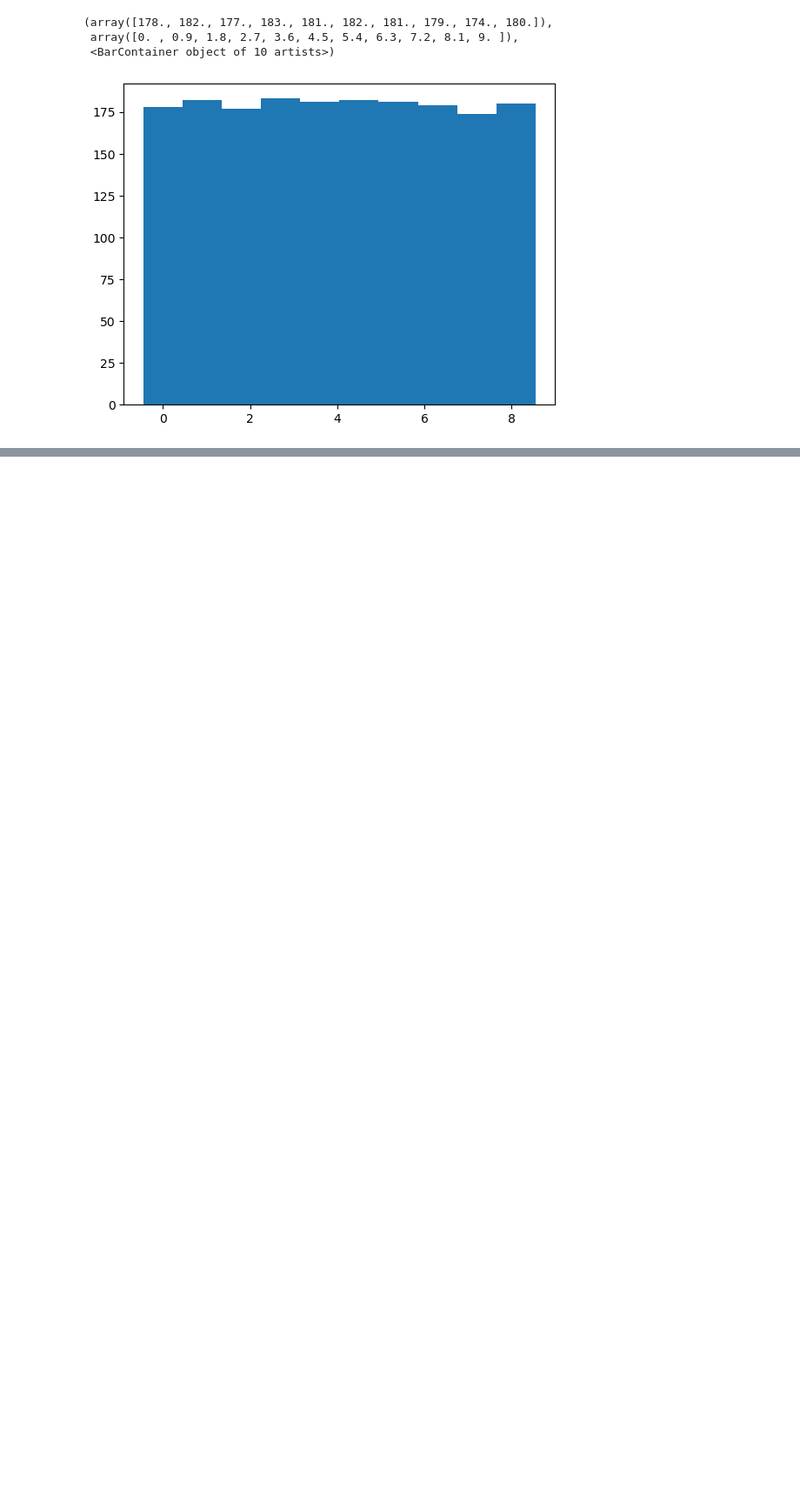
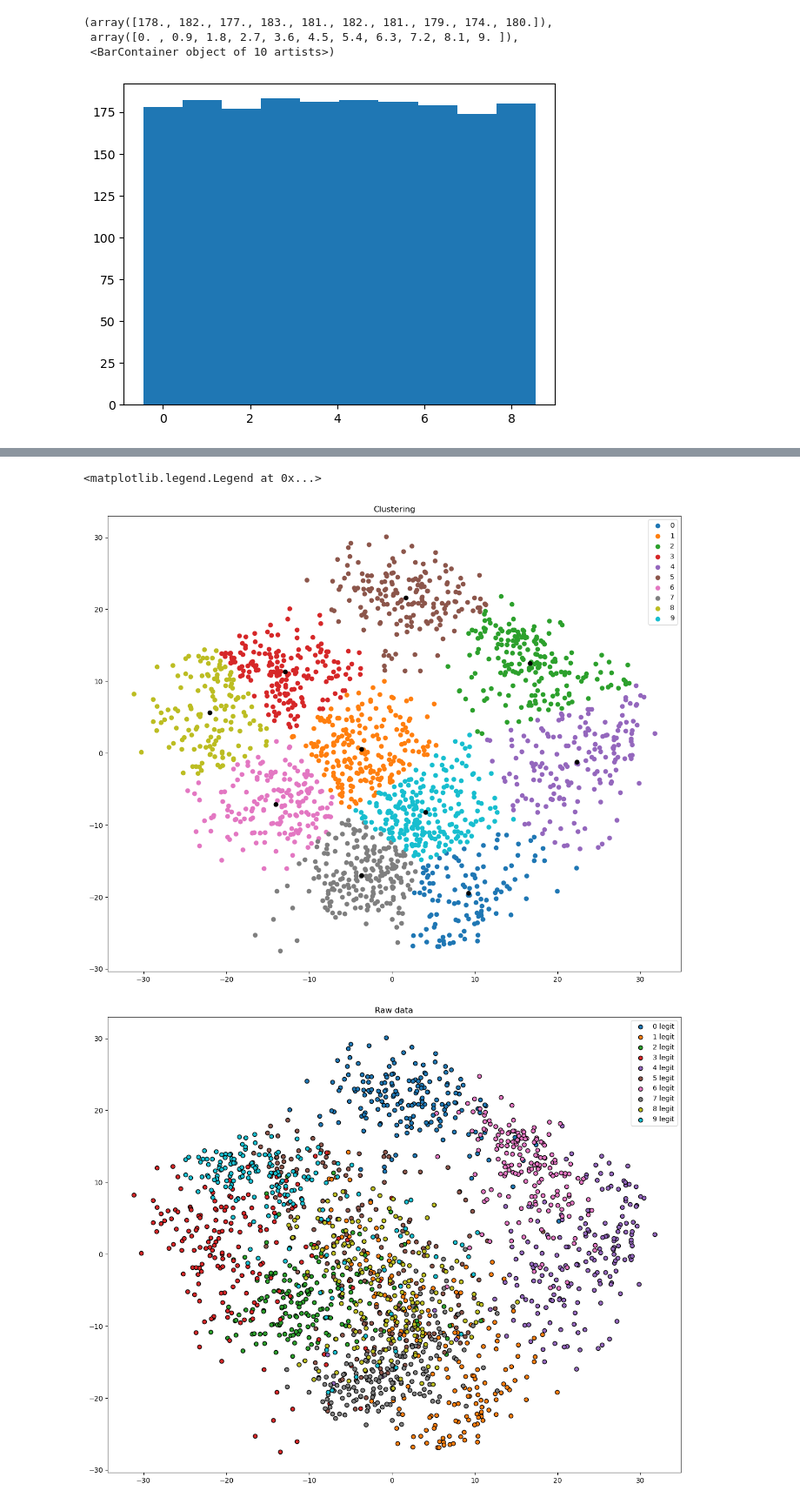
Before and after one commit to Insiares/simplon_datai_2025, a Jupyter notebook: Clustering/K_means_mnist.ipynb, the cells around one changed output, grey strips where cells are left out. Shown at 87% size. Drawn from its saved outputs; the diff is of its cells as text; code cells hidden in the pictures; blank space fills up the shorter version.

```diff
--- a/Clustering/K_means_mnist.ipynb
+++ b/Clustering/K_means_mnist.ipynb
@@ -86,0 +116,36 @@ homogen=0.7479563310879256
+# %%
+#Reduction to 2D for data viz using a pipeline
+dim = 2
+n_digits = len(np.unique(y))
+pipe = make_pipeline(PCA(dim), KMeans(n_clusters= n_digits))
+
+y_hat2 = pipe.fit_predict(x)
+#thing is, how to extract intermediate results in the pipeline?
+#we'll do it sequentially in the meantime
+# %%
+pca = PCA(dim)
+kmean = KMeans(n_digits)
+
+x2 = pca.fit_transform(x)
+y_hat2 = kmean.fit_predict(x2)
+centroid = kmean.cluster_centers_
+output_labels = np.unique(y_hat2)
+
+fig = plt.figure(1, figsize=(15,12))
+
+for i in output_labels:
+    plt.scatter(x2[y_hat2 == i, 0], x2[y_hat2 ==i ,1], label = i)
+
+plt.scatter(centroid[:,0], centroid[:,1], color = 'black')
+plt.title('Clustering')
+plt.legend()
+
+fig2=plt.figure(2,figsize=(15,12))
+for i in output_labels:
+    plt.scatter(x2[y == i, 0], x2[y ==i ,1], label = f'{i} legit', edgecolors= 'black')
+plt.title('Raw data')
+plt.legend()
+# %% [output]
+<matplotlib.legend.Legend at 0x...>
+[figure, added]
+[figure, added]
```
Also changed, not shown: parts of 7 cells of this notebook, 1 other file.
